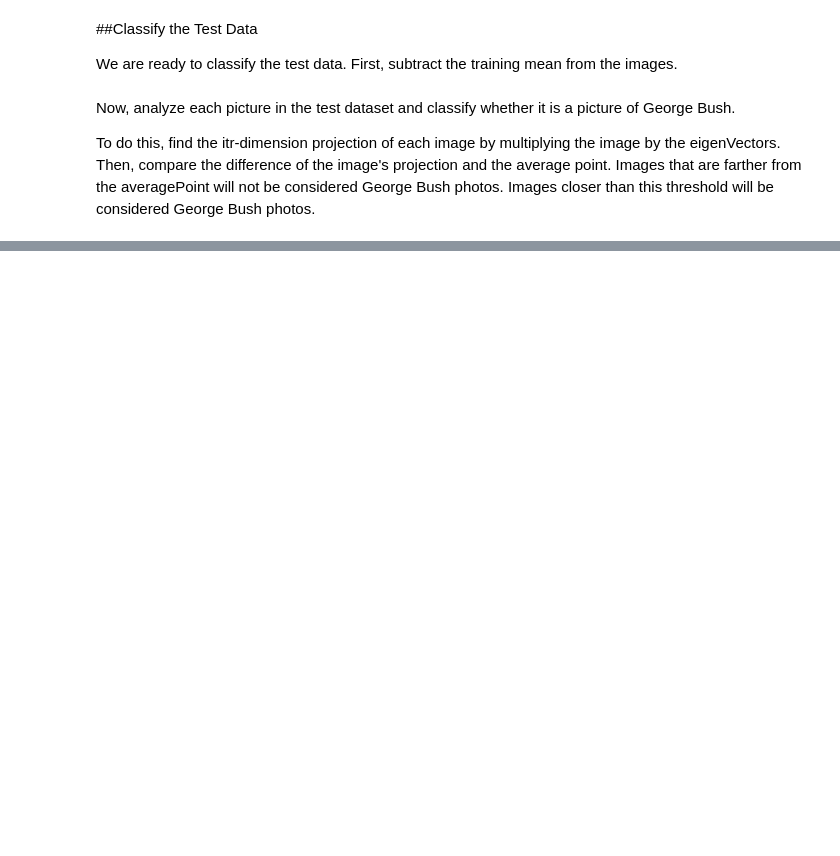
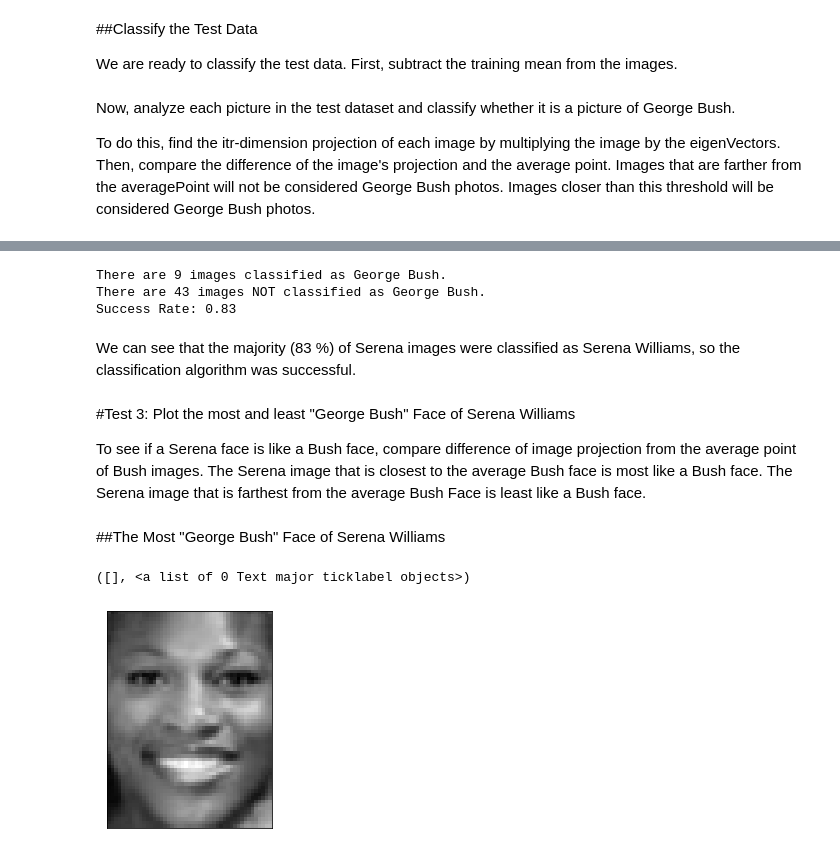
Before and after one commit to zbrubaker/portfolio, a Jupyter notebook: Project2.ipynb, the cells around one changed output, grey strips where cells are left out. Cells and saved outputs as stored; diff of their text form; code cells hidden in the pictures; blank space fills up the shorter version.

```diff
--- a/Project2.ipynb
+++ b/Project2.ipynb
@@ -279,0 +209,4 @@ This image is classified as the Putin image that least closely resembles George
+# %%
+mean = np.mean(tempXTrain,axis=0)
+
+serenaFaces = serenaFaces - mean
@@ -279,0 +217,45 @@ This image is classified as the Putin image that least closely resembles George
+# %%
+yesCount = 0
+noCount = 0
+
+for i in range (serenaFaces.shape[0]):
+  testDimension = np.matmul(serenaFaces[i], eigenVectors)
+  difference = norm(avgPoint - testDimension)
+
+  if difference < threshold:
+    yesCount += 1
+  else:
+    noCount += 1
+
+print("There are {n} images classified as George Bush.".format(n=yesCount))
+print("There are {n} images NOT classified as George Bush.".format(n=noCount))
+print("Success Rate: {n}".format(n=round(noCount / (yesCount + noCount), 2)))
+# %% [output]
+There are 9 images classified as George Bush.
+There are 43 images NOT classified as George Bush.
+Success Rate: 0.83
+# %% [markdown]
+We can see that the majority (83 %) of Serena images were classified as Serena Williams, so the classification algorithm was successful.
+# %% [markdown]
+#Test 3: Plot the most and least "George Bush" Face of Serena Williams
+
+To see if a Serena face is like a Bush face, compare difference of image projection from the average point of Bush images. The Serena image that is closest to the average Bush face is most like a Bush face. The Serena image that is farthest from the average Bush Face is least like a Bush face.
+# %% [markdown]
+##The Most "George Bush" Face of Serena Williams
+# %%
+minIndex = -1
+minDist = norm(avgPoint - np.matmul(serenaFaces[0], eigenVectors))
+
+for i in range (serenaFaces.shape[0]):
+  difference = norm(avgPoint - np.matmul(serenaFaces[i], eigenVectors))
+  if difference < minDist:
+    minDist = difference
+    minIndex = i
+
+plt.figure()
+plt.imshow((serenaFaces[minIndex] + mean).reshape(h, w), cmap = plt.get_cmap("gray"))
+plt.xticks(())
+plt.yticks(())
+# %% [output]
+([], <a list of 0 Text major ticklabel objects>)
+[figure, added]
```
Also changed, not shown: parts of 37 cells of this notebook.
